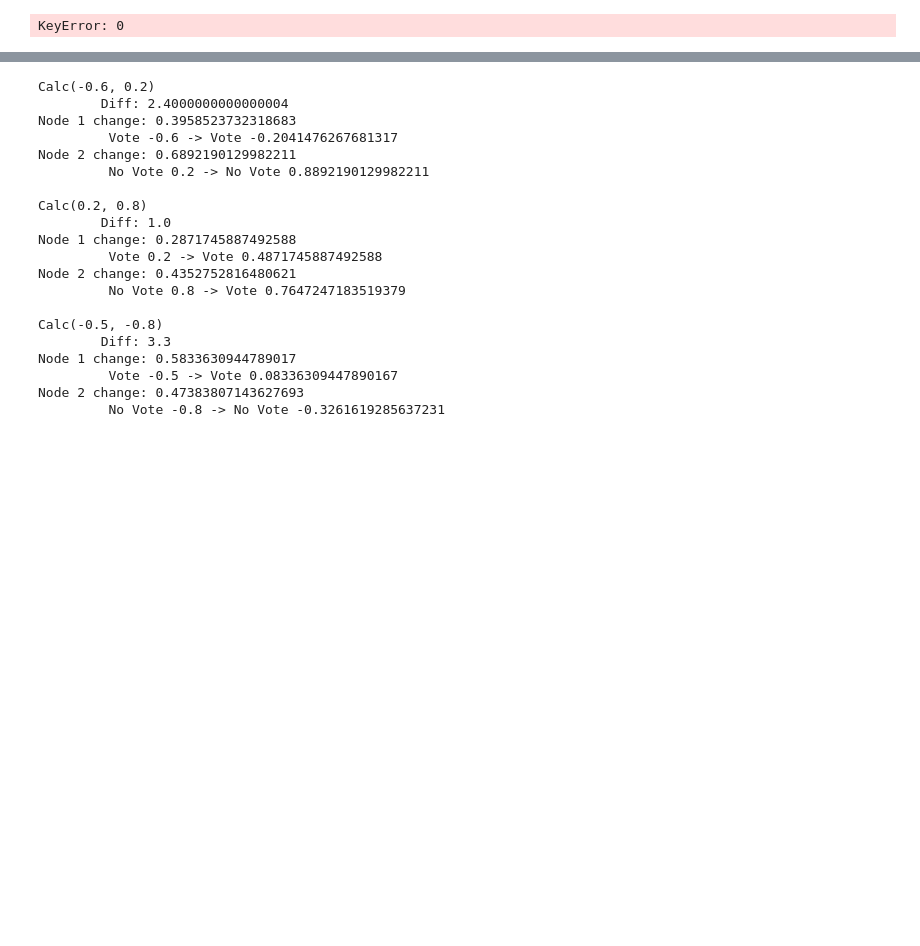
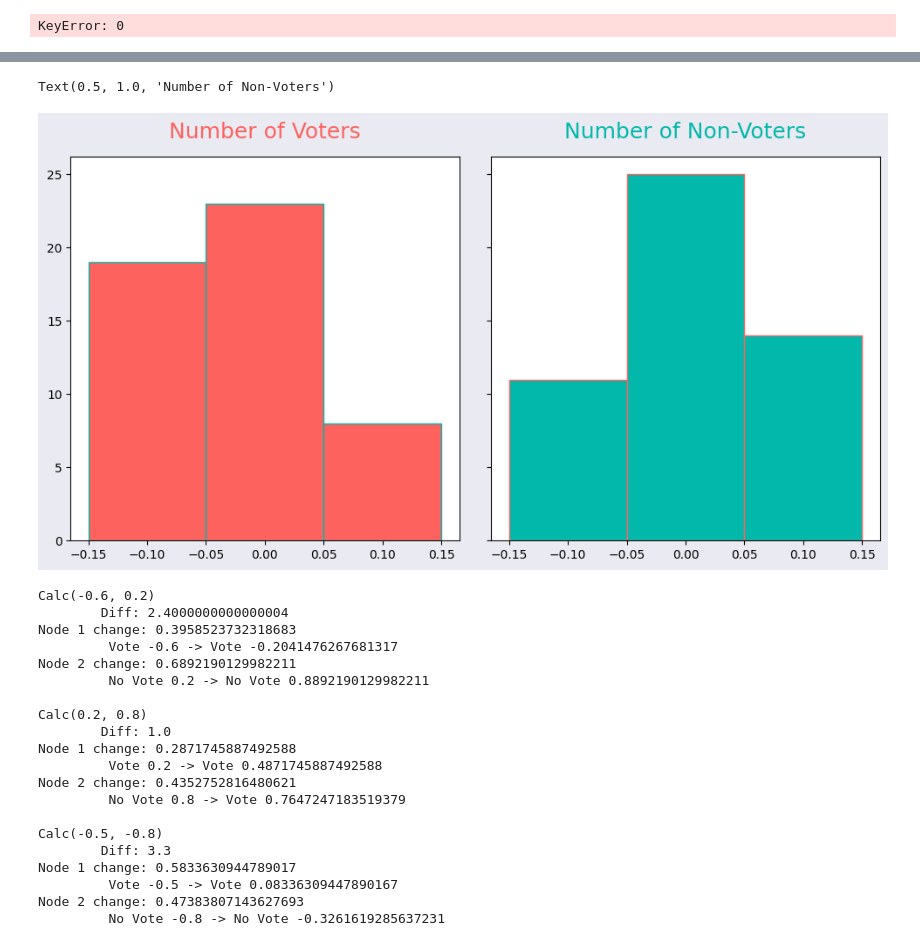
Before and after one commit to jordantgiang/CITS3001-Project, a Jupyter notebook: test.ipynb, the cells around one changed output, grey strips where cells are left out. Cells and saved outputs as stored; diff of their text form; code cells hidden in the pictures; blank space fills up the shorter version.

Commit message:
Plotting question

```diff
--- a/test.ipynb
+++ b/test.ipynb
@@ -87,0 +129,5 @@ if Vperc <= 70 and self.energy >= 5:
+# %%
+# count = data_df.value_counts()
+plot_df = pd.DataFrame([[-0.9, 1, 0],[-0.8, 3, 4],[-0.7, 1, 3],[-0.6, 1, 5],[-0.5, 7, 3],[-0.4, 0, 2],[-0.3, 6, 1],[-0.2, 3, 2],[-0.1, 2, 6],[0.0, 5, 4], [0.1, 1, 4],[0.2, 2, 0],[0.3, 3, 2],[0.4, 6, 1],[0.5, 2, 3],[0.6, 2, 6],[0.7, 0, 1],[0.8, 2, 2],[0.9, 2, 0],], columns=["Uncertainty", "Voters", "Non-Voters"])
+plot_df.set_index('Uncertainty', inplace=True)
+plot_df.head()
@@ -88,3 +156,35 @@ if Vperc <= 70 and self.energy >= 5:
+# %%
+
+font_color = '#525252'
+facecolor = '#eaeaf2'
+color_red = '#fd625e'
+color_blue = '#01b8aa'
+index = plot_df.index
+column0 = plot_df['Voters']
+column1 = plot_df['Non-Voters']
+title0 = 'Number of Voters'
+title1 = 'Number of Non-Voters'
+# %%
+
+fig, axes = plt.subplots(figsize=(10,5), facecolor=facecolor, ncols=2, sharey=True)
+fig.tight_layout()
+
+
+axes[0].bar(index, column0, width=0.1, align='center', color=color_red, edgecolor=color_blue, zorder=10)
+axes[0].set_title(title0, fontsize=18, pad=15, color=color_red)
+axes[1].bar(index, column1, width=0.1, align='center', color=color_blue, edgecolor=color_red, zorder=10)
+axes[1].set_title(title1, fontsize=18, pad=15, color=color_blue)
+
+
+# axes[0].set(xticks=data.index, xticklabels=data.index)
+# axes[0].xaxis.tick_left()
+# axes[0].tick_params(axis='x', colors='white') # tick color
+
+
+# axes[1].set_xticks([-0.1, 0.0, 0.1, 0.0, -0.1])
+# %% [output]
+Text(0.5, 1.0, 'Number of Non-Voters')
+[figure, added]
 # %%
 import math
 def Calc(u1, u2):
```
Also changed, not shown: parts of 3 cells of this notebook, 1 other file.
